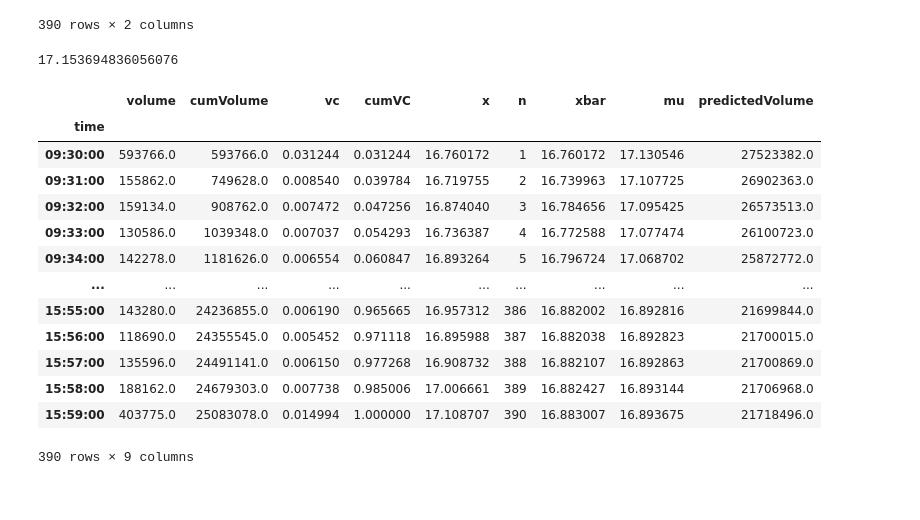
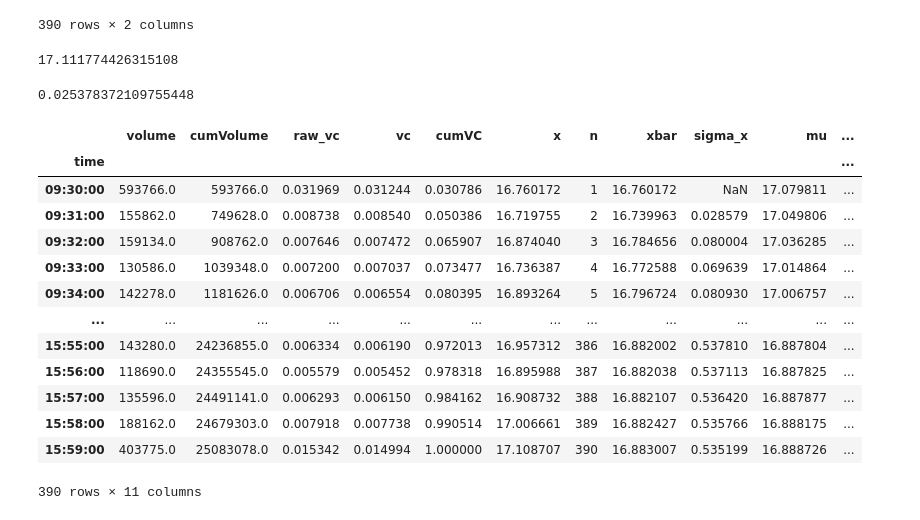
Before and after one commit to manirka/wqu-capstone-vol-prediction, a Jupyter notebook: predict research/Vol predict.ipynb, the cells around one changed output. Saved outputs shown, nothing was run; the diff lists cells and outputs as text; code cells hidden in the pictures.

```diff
--- a/predict research/Vol predict.ipynb
+++ b/predict research/Vol predict.ipynb
@@ -175,0 +177,3 @@ intraday.tail()
+# %%
+VC = intraday.loc[:,['time','raw_vc']].groupby('time').mean() # average over many days
+VC
@@ -176,5 +202,5 @@ intraday.tail()
 # %%
-VC = intraday.loc[:,['time','vc']].groupby('time').mean() # average over many days
+VC['vc'] = VC.raw_vc.rolling(3, min_periods=1).mean()
 VC.vc = VC.vc/VC.vc.sum() # normalize to 1
 VC['cumVC'] = VC.vc.cumsum()
 VC
@@ -219,32 +248,38 @@ realized
 390 rows × 2 columns
 # %%
 predictedLogExcess = model_fit.predict().array[-1]
-predictedDailyLV = daily.mulv.array[-2] + predictedLogExcess # previous day rolling mean + excess
+predictedDailyLV = daily.mu_lv.array[-2] + predictedLogExcess # previous day rolling mean + excess
 predictedDailyLV
 # %% [output]
-17.153694836056076
+17.111774426315108
+# %%
+DailyLVvar = daily.lv.rolling(rollingWindow).var()[-2]
+DailyLVvar
+# %% [output]
+0.025378372109755448
 # %%
-k0 = 0.8 * rollingWindow
+k0 = 0.5 * rollingWindow
 # %%
 prediction = realized.join(VC)
 prediction['x'] = np.log(prediction.volume/prediction.vc)
 prediction['n'] = np.arange(1,len(prediction)+1)
 prediction['xbar'] = prediction.x.expanding().mean()
-prediction['mu'] = (predictedDailyLV*k0+prediction.n*prediction.xbar)/(k0+prediction.n)
+prediction['sigma_x'] = prediction.x.expanding().std()
+prediction['mu'] = (predictedDailyLV*k0+prediction.n*prediction.xbar)/(k0+prediction.n) # apply 'unknown mean and variance' prediction
 prediction['predictedVolume'] = np.ceil(np.exp(prediction.mu))
 prediction
 # %% [output]
-|  | volume | cumVolume | vc | cumVC | x | n | xbar | mu | predictedVolume |
-| time |  |  |  |  |  |  |  |  |  |
-| 09:30:00 | 593766.0 | 593766.0 | 0.031244 | 0.031244 | 16.760172 | 1 | 16.760172 | 17.130546 | 27523382.0 |
-| 09:31:00 | 155862.0 | 749628.0 | 0.008540 | 0.039784 | 16.719755 | 2 | 16.739963 | 17.107725 | 26902363.0 |
-| 09:32:00 | 159134.0 | 908762.0 | 0.007472 | 0.047256 | 16.874040 | 3 | 16.784656 | 17.095425 | 26573513.0 |
-| 09:33:00 | 130586.0 | 1039348.0 | 0.007037 | 0.054293 | 16.736387 | 4 | 16.772588 | 17.077474 | 26100723.0 |
-| 09:34:00 | 142278.0 | 1181626.0 | 0.006554 | 0.060847 | 16.893264 | 5 | 16.796724 | 17.068702 | 25872772.0 |
-| ... | ... | ... | ... | ... | ... | ... | ... | ... | ... |
-| 15:55:00 | 143280.0 | 24236855.0 | 0.006190 | 0.965665 | 16.957312 | 386 | 16.882002 | 16.892816 | 21699844.0 |
-| 15:56:00 | 118690.0 | 24355545.0 | 0.005452 | 0.971118 | 16.895988 | 387 | 16.882038 | 16.892823 | 21700015.0 |
-| 15:57:00 | 135596.0 | 24491141.0 | 0.006150 | 0.977268 | 16.908732 | 388 | 16.882107 | 16.892863 | 21700869.0 |
-| 15:58:00 | 188162.0 | 24679303.0 | 0.007738 | 0.985006 | 17.006661 | 389 | 16.882427 | 16.893144 | 21706968.0 |
-| 15:59:00 | 403775.0 | 25083078.0 | 0.014994 | 1.000000 | 17.108707 | 390 | 16.883007 | 16.893675 | 21718496.0 |
+|  | volume | cumVolume | raw_vc | vc | cumVC | x | n | xbar | sigma_x | mu | ... |
+| time |  |  |  |  |  |  |  |  |  |  | ... |
+| 09:30:00 | 593766.0 | 593766.0 | 0.031969 | 0.031244 | 0.030786 | 16.760172 | 1 | 16.760172 | NaN | 17.079811 | ... |
+| 09:31:00 | 155862.0 | 749628.0 | 0.008738 | 0.008540 | 0.050386 | 16.719755 | 2 | 16.739963 | 0.028579 | 17.049806 | ... |
+| 09:32:00 | 159134.0 | 908762.0 | 0.007646 | 0.007472 | 0.065907 | 16.874040 | 3 | 16.784656 | 0.080004 | 17.036285 | ... |
+| 09:33:00 | 130586.0 | 1039348.0 | 0.007200 | 0.007037 | 0.073477 | 16.736387 | 4 | 16.772588 | 0.069639 | 17.014864 | ... |
+| 09:34:00 | 142278.0 | 1181626.0 | 0.006706 | 0.006554 | 0.080395 | 16.893264 | 5 | 16.796724 | 0.080930 | 17.006757 | ... |
+| ... | ... | ... | ... | ... | ... | ... | ... | ... | ... | ... | ... |
+| 15:55:00 | 143280.0 | 24236855.0 | 0.006334 | 0.006190 | 0.972013 | 16.957312 | 386 | 16.882002 | 0.537810 | 16.887804 | ... |
+| 15:56:00 | 118690.0 | 24355545.0 | 0.005579 | 0.005452 | 0.978318 | 16.895988 | 387 | 16.882038 | 0.537113 | 16.887825 | ... |
+| 15:57:00 | 135596.0 | 24491141.0 | 0.006293 | 0.006150 | 0.984162 | 16.908732 | 388 | 16.882107 | 0.536420 | 16.887877 | ... |
+| 15:58:00 | 188162.0 | 24679303.0 | 0.007918 | 0.007738 | 0.990514 | 17.006661 | 389 | 16.882427 | 0.535766 | 16.888175 | ... |
+| 15:59:00 | 403775.0 | 25083078.0 | 0.015342 | 0.014994 | 1.000000 | 17.108707 | 390 | 16.883007 | 0.535199 | 16.888726 | ... |
-390 rows × 9 columns
+390 rows × 11 columns
```
Also changed, not shown: parts of 25 cells of this notebook.
